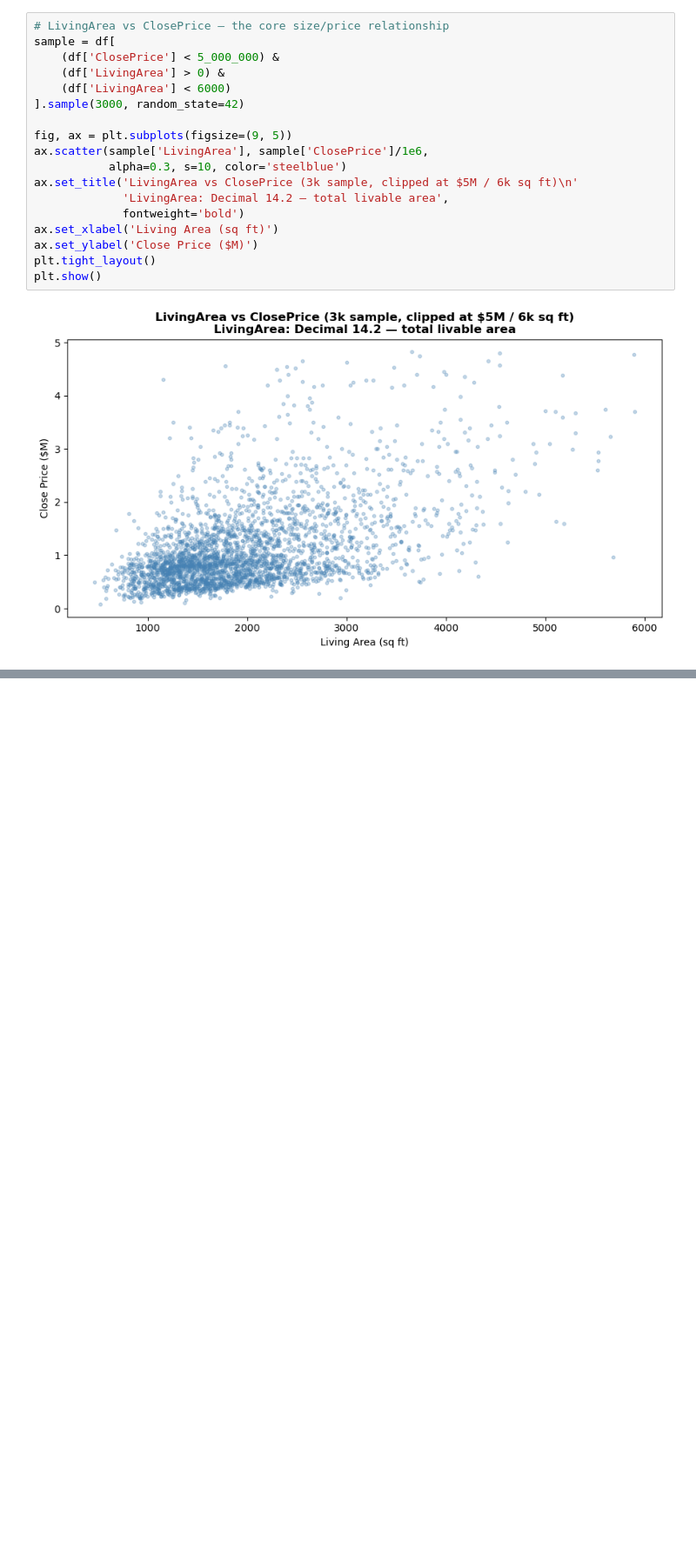
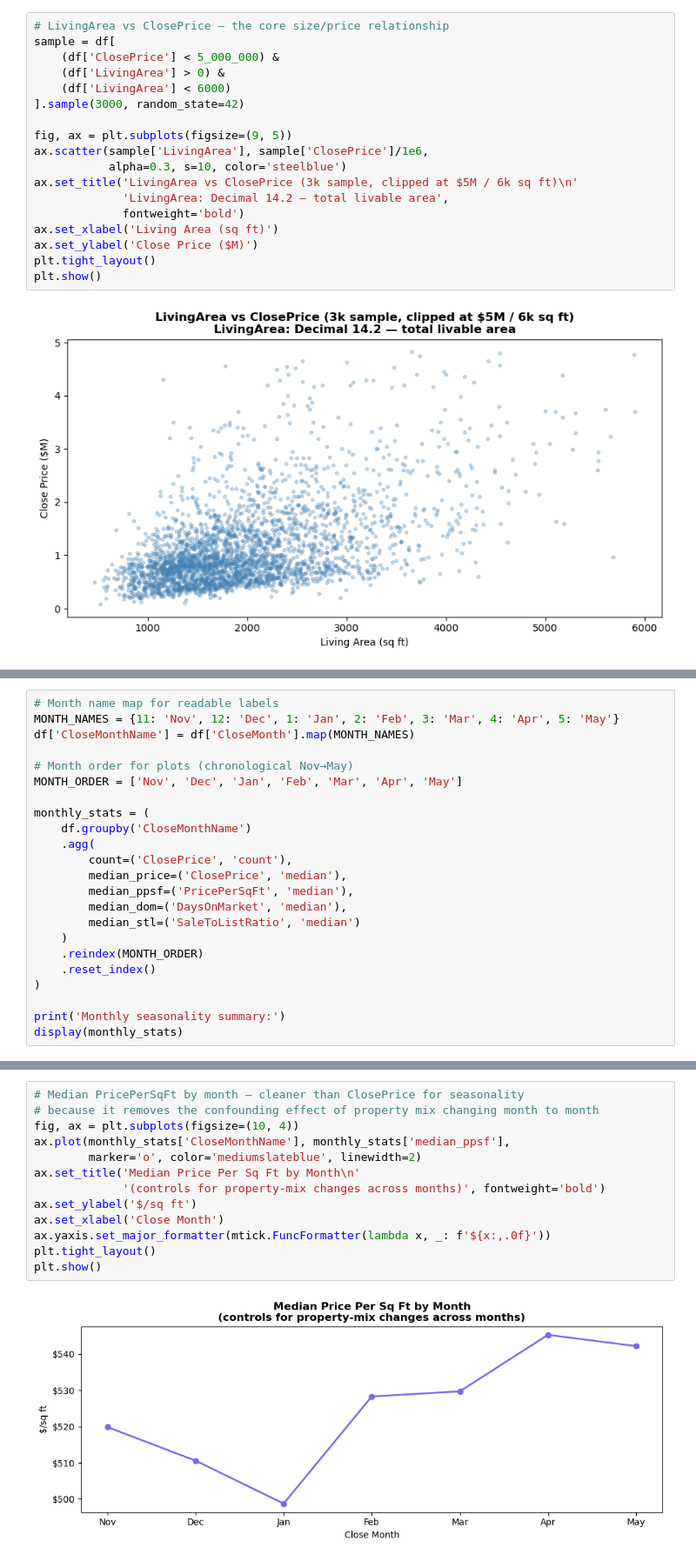
Before and after one commit to Anvith11/IDX-Exchange-SU26-Anvith, a Jupyter notebook: notebooks/01_exploration.ipynb, the cells around one changed output, grey strips where cells are left out. Shown at 87% size. Saved outputs shown, nothing was run; the diff lists cells and outputs as text; blank space fills up the shorter version.

```diff
--- a/notebooks/01_exploration.ipynb
+++ b/notebooks/01_exploration.ipynb
@@ -1005,0 +1110,23 @@ plt.show()
+# %%
+# Month name map for readable labels
+MONTH_NAMES = {11: 'Nov', 12: 'Dec', 1: 'Jan', 2: 'Feb', 3: 'Mar', 4: 'Apr', 5: 'May'}
+df['CloseMonthName'] = df['CloseMonth'].map(MONTH_NAMES)
+
+# Month order for plots (chronological Nov→May)
+MONTH_ORDER = ['Nov', 'Dec', 'Jan', 'Feb', 'Mar', 'Apr', 'May']
+
+monthly_stats = (
+    df.groupby('CloseMonthName')
+    .agg(
+        count=('ClosePrice', 'count'),
+        median_price=('ClosePrice', 'median'),
+        median_ppsf=('PricePerSqFt', 'median'),
+        median_dom=('DaysOnMarket', 'median'),
+        median_stl=('SaleToListRatio', 'median')
+    )
+    .reindex(MONTH_ORDER)
+    .reset_index()
+)
+
+print('Monthly seasonality summary:')
+display(monthly_stats)
@@ -1005,0 +1185,15 @@ plt.show()
+# %%
+# Median PricePerSqFt by month — cleaner than ClosePrice for seasonality
+# because it removes the confounding effect of property mix changing month to month
+fig, ax = plt.subplots(figsize=(10, 4))
+ax.plot(monthly_stats['CloseMonthName'], monthly_stats['median_ppsf'],
+        marker='o', color='mediumslateblue', linewidth=2)
+ax.set_title('Median Price Per Sq Ft by Month\n'
+             '(controls for property-mix changes across months)', fontweight='bold')
+ax.set_ylabel('$/sq ft')
+ax.set_xlabel('Close Month')
+ax.yaxis.set_major_formatter(mtick.FuncFormatter(lambda x, _: f'${x:,.0f}'))
+plt.tight_layout()
+plt.show()
+# %% [output]
+[figure, added]
```
Also changed, not shown: parts of 40 cells of this notebook, 1 other file.
